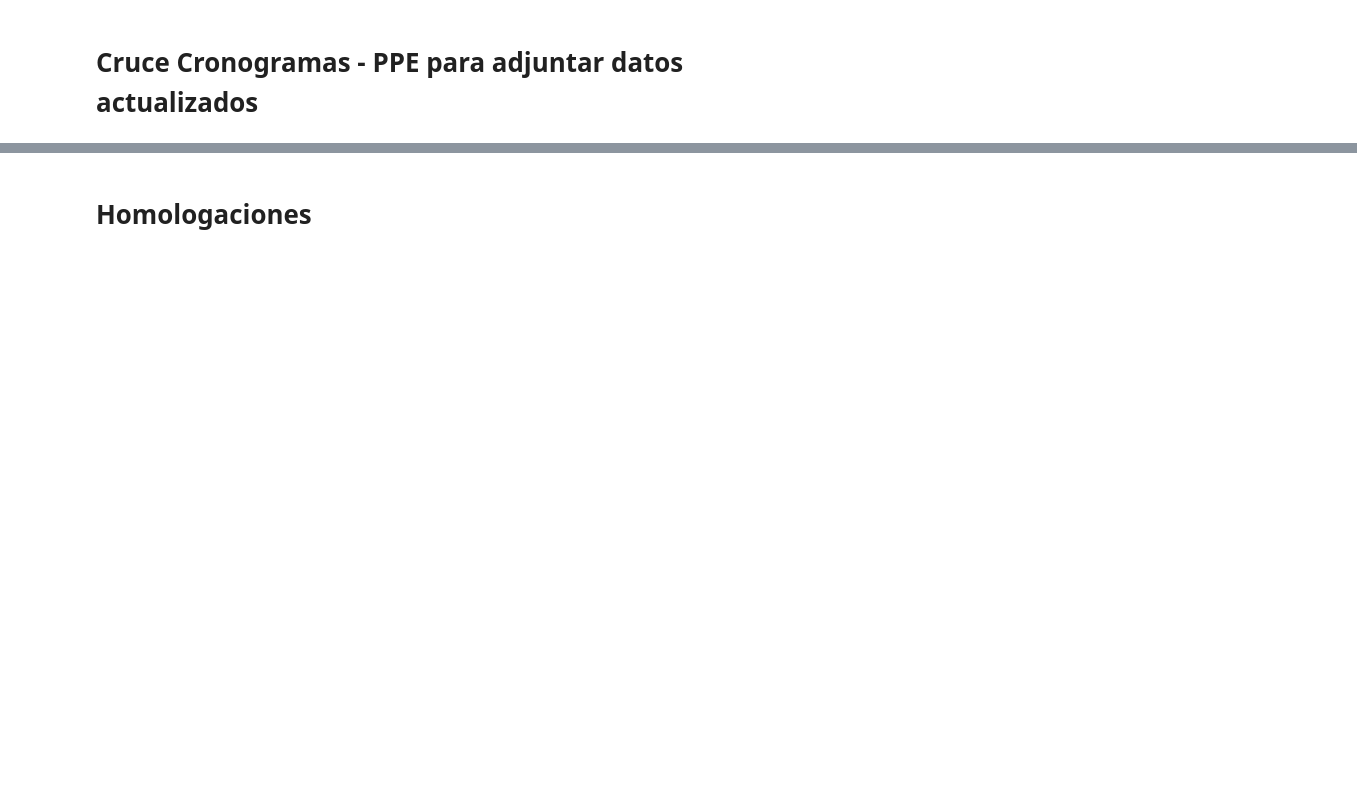
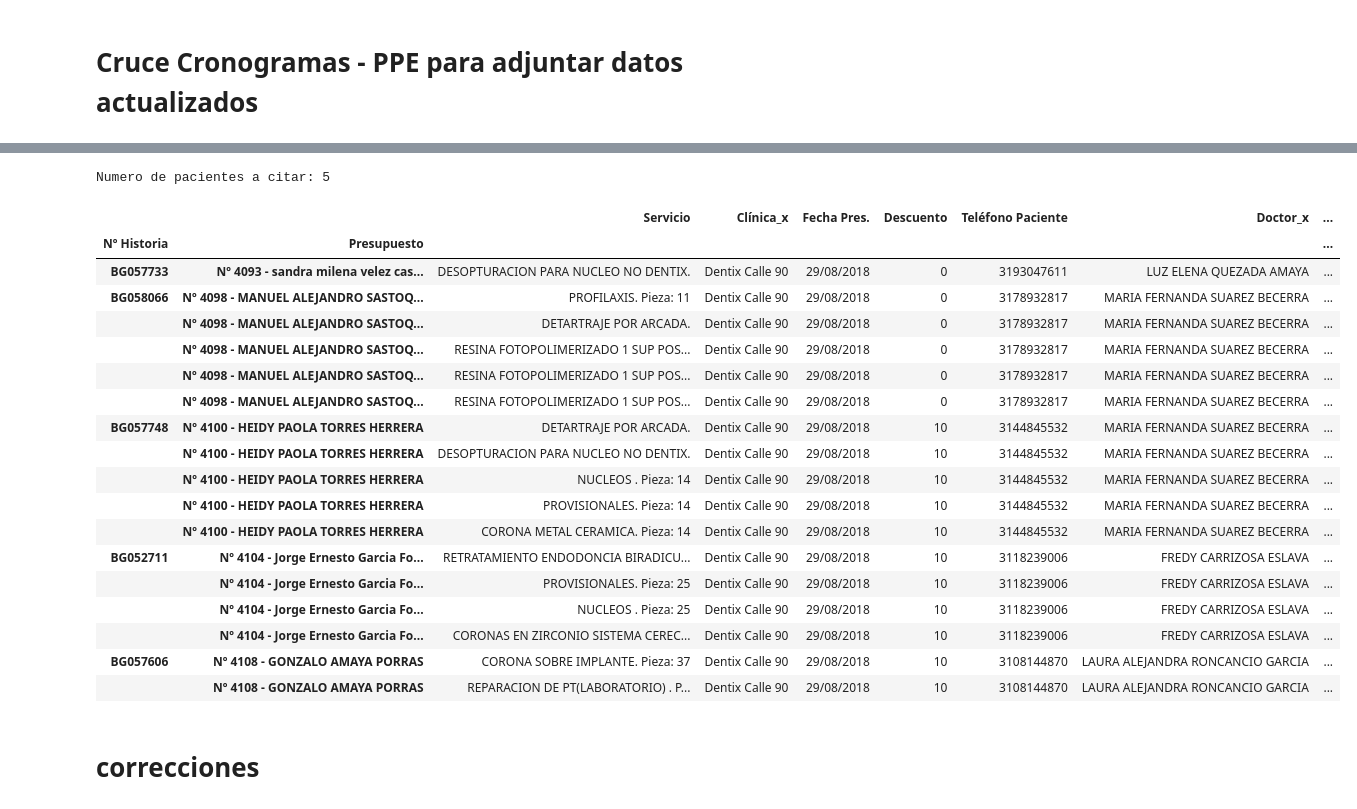
Before and after one commit to davidarango82/intro-data-sci-python, a Jupyter notebook: Reporte de Produccion.ipynb, the cells around one changed output, grey strips where cells are left out. Cells and saved outputs as stored; diff of their text form; code cells hidden in the pictures; blank space fills up the shorter version.

```diff
--- a/Reporte de Produccion.ipynb
+++ b/Reporte de Produccion.ipynb
@@ -42,0 +122,15 @@ reporte
+# %%
+reporte['Fecha Última Cita Prod'] = pd.to_datetime(reporte['Fecha Última Cita Prod'], format='%d/%m/%Y', errors='coerce')
+reporte['fecha_inicio'] = pd.to_datetime(reporte['fecha_inicio'], format='%d/%m/%Y', errors='coerce')
+reporte['Próxima Cita'] = pd.to_datetime(reporte['Próxima Cita'], format='%d/%m/%Y', errors='coerce')
+
+##### Calculo de  fecha_vigencia #####
+reporte['fecha_vigencia'] =  reporte['Fecha Última Cita Prod']+pd.to_timedelta(reporte['Vigencia'], unit='D')
+
+##### Calculo de  fecha_prox ##### (falta tener en cuenta el retraso acumulado del ppto)
+reporte['fecha_prox'] = reporte['fecha_inicio'] + pd.to_timedelta(reporte['Semana']*7, unit='D') + pd.to_timedelta(reporte['Cantidad Producida']*reporte['Corrimiento']*7, unit='D')
+
+#reporte['fecha_prox'] = reporte['fecha_inicio'] + reporte['Semana'] + reporte['Cantidad Producida']*reporte['Corrimiento']*7
+#                        + retraso_acum_ppto
+
+reporte.set_index(['Nº Historia','Presupuesto'])
@@ -42,0 +158,7 @@ reporte
+# %%
+reporte['citas_futuras'] = reporte['Próxima Cita']>fecha_corte
+paciente_sum = reporte.groupby(['Nº Historia']).sum()
+paciente_sum['saldo'] = paciente_sum['Pagado Pres.'] - paciente_sum['Producidos']
+paciente_sum = paciente_sum[['Pagado Pres.','saldo','citas_futuras']]
+
+paciente_sum
@@ -42,0 +174,7 @@ reporte
+# %%
+reporte = pd.merge(reporte, paciente_sum, how='left', left_on=['Nº Historia'], right_index=True)
+
+cant_ttmtos_df = reporte.groupby(['Nº Historia']).count()['Servicio']
+cant_ttmtos_df = pd.DataFrame({'Nº Historia':cant_ttmtos_df.index, 'cant_ttmtos_activos':cant_ttmtos_df.values})
+
+cant_ttmtos_df
@@ -42,0 +189,4 @@ reporte
+# %%
+reporte = pd.merge(reporte, cant_ttmtos_df, how='left', left_on=['Nº Historia'], right_on=['Nº Historia'])
+
+reporte.set_index('Nº Historia')
@@ -43,2 +212,32 @@ reporte
+# %%
+# falta tener en cuenta ttmtos con vigencia
+reporteFilt = reporte[(((reporte['fecha_prox']<=fecha_corte) & (reporte['citas_futuras_y']==0)
+                       & (reporte['% Realizado']!='100.00%') & (reporte['saldo']!=0))
+                       |(reporte['fecha_vigencia']>fecha_corte) & (reporte['cant_ttmtos_activos']>1))]
+
+print('Numero de pacientes a citar:',reporteFilt['Nº Historia'].unique().size)
+
+reporteFilt.set_index(['Nº Historia','Presupuesto'])
+# %% [output]
+Numero de pacientes a citar: 5
+|  |  | Servicio | Clínica_x | Fecha Pres. | Descuento | Teléfono Paciente | Doctor_x | ... |
+| Nº Historia | Presupuesto |  |  |  |  |  |  | ... |
+| BG057733 | Nº 4093 - sandra milena velez cas... | DESOPTURACION PARA NUCLEO NO DENTIX. | Dentix Calle 90 | 29/08/2018 | 0 | 3193047611 | LUZ ELENA QUEZADA AMAYA | ... |
+| BG058066 | Nº 4098 - MANUEL ALEJANDRO SASTOQ... | PROFILAXIS. Pieza: 11 | Dentix Calle 90 | 29/08/2018 | 0 | 3178932817 | MARIA FERNANDA SUAREZ BECERRA | ... |
+|  | Nº 4098 - MANUEL ALEJANDRO SASTOQ... | DETARTRAJE POR ARCADA. | Dentix Calle 90 | 29/08/2018 | 0 | 3178932817 | MARIA FERNANDA SUAREZ BECERRA | ... |
+|  | Nº 4098 - MANUEL ALEJANDRO SASTOQ... | RESINA FOTOPOLIMERIZADO 1 SUP POS... | Dentix Calle 90 | 29/08/2018 | 0 | 3178932817 | MARIA FERNANDA SUAREZ BECERRA | ... |
+|  | Nº 4098 - MANUEL ALEJANDRO SASTOQ... | RESINA FOTOPOLIMERIZADO 1 SUP POS... | Dentix Calle 90 | 29/08/2018 | 0 | 3178932817 | MARIA FERNANDA SUAREZ BECERRA | ... |
+|  | Nº 4098 - MANUEL ALEJANDRO SASTOQ... | RESINA FOTOPOLIMERIZADO 1 SUP POS... | Dentix Calle 90 | 29/08/2018 | 0 | 3178932817 | MARIA FERNANDA SUAREZ BECERRA | ... |
+| BG057748 | Nº 4100 - HEIDY PAOLA TORRES HERRERA | DETARTRAJE POR ARCADA. | Dentix Calle 90 | 29/08/2018 | 10 | 3144845532 | MARIA FERNANDA SUAREZ BECERRA | ... |
+|  | Nº 4100 - HEIDY PAOLA TORRES HERRERA | DESOPTURACION PARA NUCLEO NO DENTIX. | Dentix Calle 90 | 29/08/2018 | 10 | 3144845532 | MARIA FERNANDA SUAREZ BECERRA | ... |
+|  | Nº 4100 - HEIDY PAOLA TORRES HERRERA | NUCLEOS . Pieza: 14 | Dentix Calle 90 | 29/08/2018 | 10 | 3144845532 | MARIA FERNANDA SUAREZ BECERRA | ... |
+|  | Nº 4100 - HEIDY PAOLA TORRES HERRERA | PROVISIONALES. Pieza: 14 | Dentix Calle 90 | 29/08/2018 | 10 | 3144845532 | MARIA FERNANDA SUAREZ BECERRA | ... |
+|  | Nº 4100 - HEIDY PAOLA TORRES HERRERA | CORONA METAL CERAMICA. Pieza: 14 | Dentix Calle 90 | 29/08/2018 | 10 | 3144845532 | MARIA FERNANDA SUAREZ BECERRA | ... |
+| BG052711 | Nº 4104 - Jorge Ernesto Garcia Fo... | RETRATAMIENTO ENDODONCIA BIRADICU... | Dentix Calle 90 | 29/08/2018 | 10 | 3118239006 | FREDY CARRIZOSA ESLAVA | ... |
+|  | Nº 4104 - Jorge Ernesto Garcia Fo... | PROVISIONALES. Pieza: 25 | Dentix Calle 90 | 29/08/2018 | 10 | 3118239006 | FREDY CARRIZOSA ESLAVA | ... |
+|  | Nº 4104 - Jorge Ernesto Garcia Fo... | NUCLEOS . Pieza: 25 | Dentix Calle 90 | 29/08/2018 | 10 | 3118239006 | FREDY CARRIZOSA ESLAVA | ... |
+|  | Nº 4104 - Jorge Ernesto Garcia Fo... | CORONAS EN ZIRCONIO SISTEMA CEREC... | Dentix Calle 90 | 29/08/2018 | 10 | 3118239006 | FREDY CARRIZOSA ESLAVA | ... |
+| BG057606 | Nº 4108 - GONZALO AMAYA PORRAS | CORONA SOBRE IMPLANTE. Pieza: 37 | Dentix Calle 90 | 29/08/2018 | 10 | 3108144870 | LAURA ALEJANDRA RONCANCIO GARCIA | ... |
+|  | Nº 4108 - GONZALO AMAYA PORRAS | REPARACION DE PT(LABORATORIO) . P... | Dentix Calle 90 | 29/08/2018 | 10 | 3108144870 | LAURA ALEJANDRA RONCANCIO GARCIA | ... |
 # %% [markdown]
-# Homologaciones
+# correcciones
```
Also changed, not shown: parts of 16 cells of this notebook, 3 other files.
